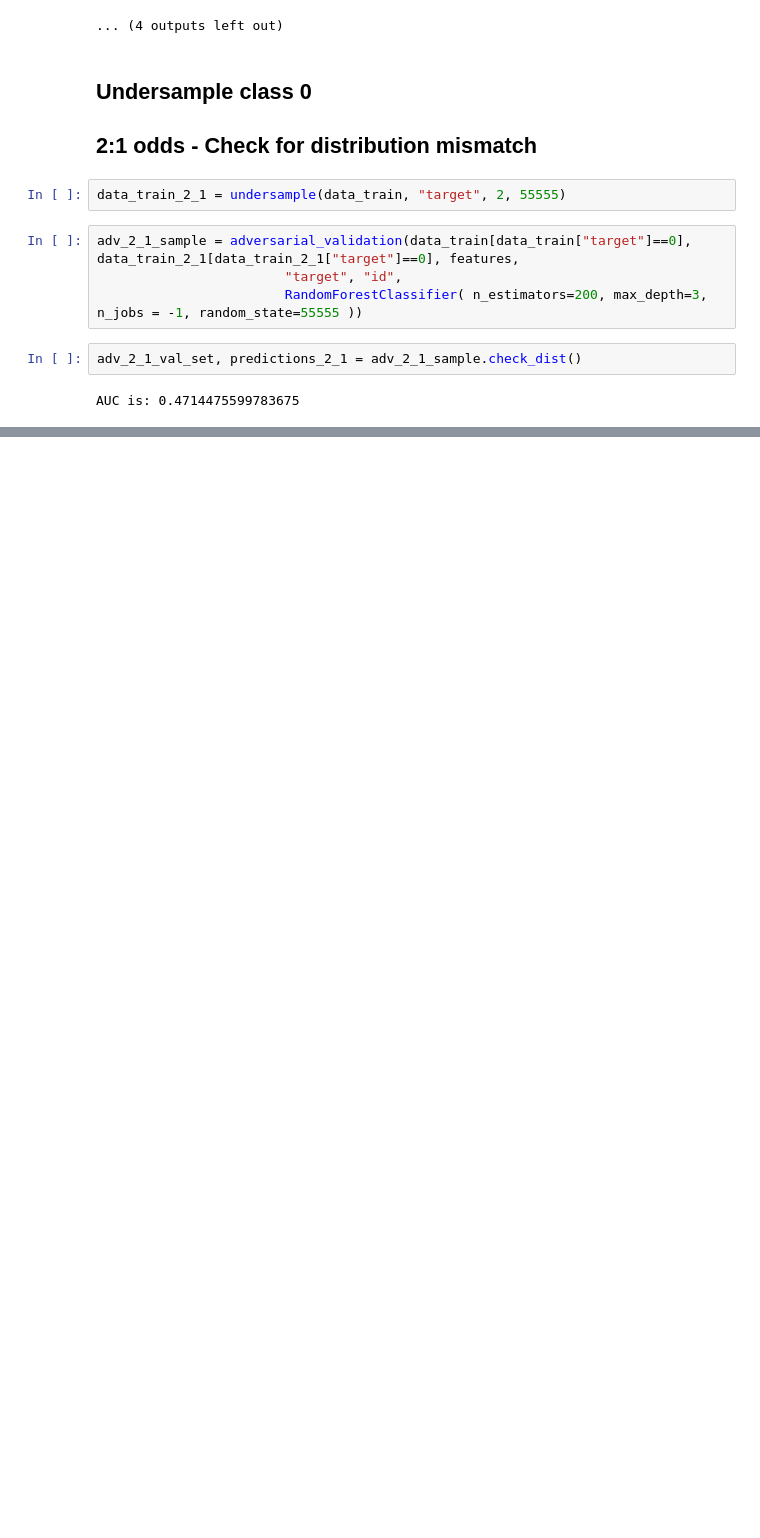
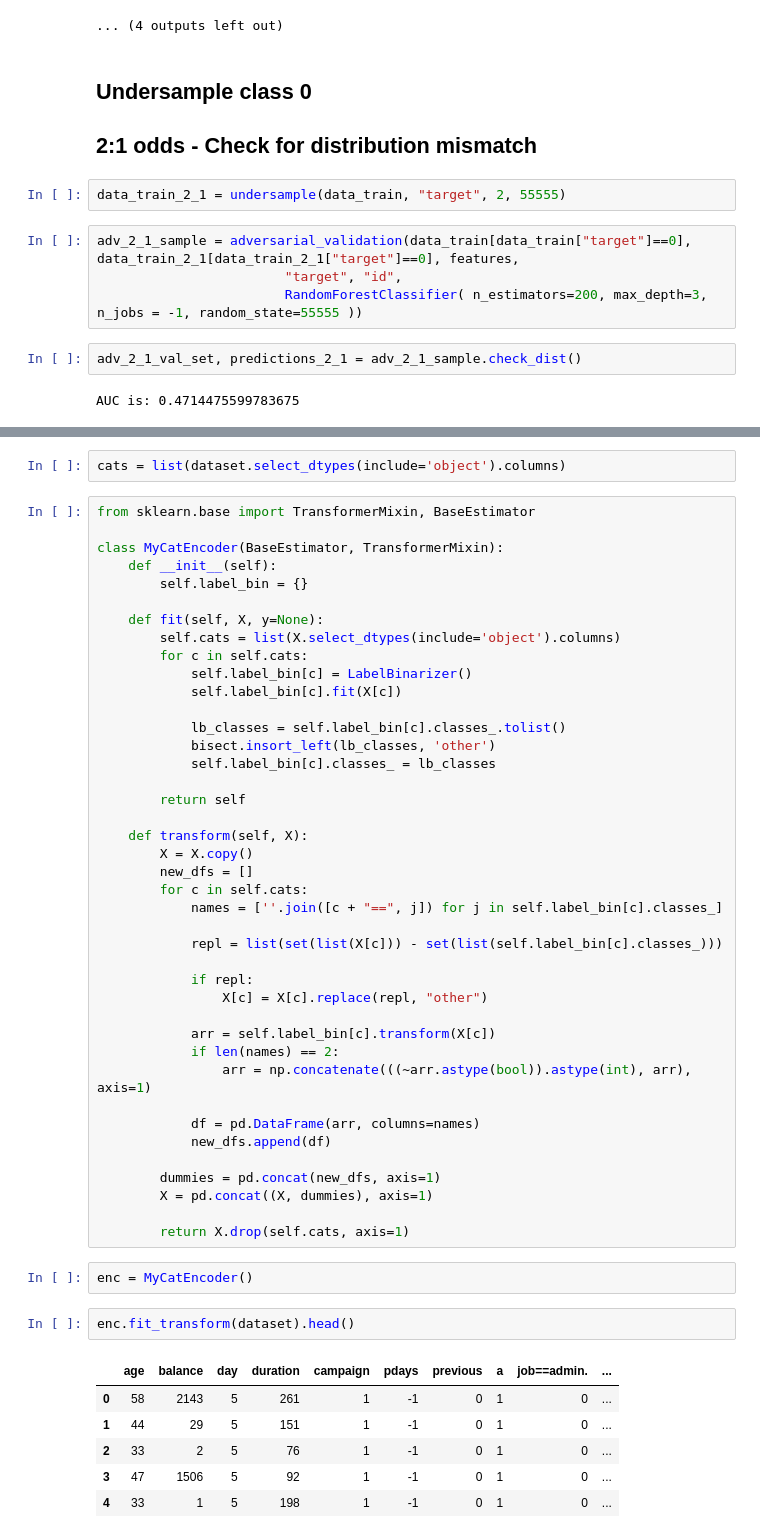
Before and after one commit to hveigz/machine-learning-misc, a Jupyter notebook: ML-Workflow/ML-Workflow.ipynb, the cells around one changed output, grey strips where cells are left out. Cells and saved outputs as stored; diff of their text form; blank space fills up the shorter version.

Commit message:
Adding custom sklearn preprocessing function to dummify variables

```diff
--- a/ML-Workflow/ML-Workflow.ipynb
+++ b/ML-Workflow/ML-Workflow.ipynb
@@ -285,0 +303,54 @@ AUC is: 0.4714475599783675
+# %%
+cats = list(dataset.select_dtypes(include='object').columns)
+# %%
+from sklearn.base import TransformerMixin, BaseEstimator
+
+class MyCatEncoder(BaseEstimator, TransformerMixin):
+    def __init__(self):
+        self.label_bin = {}
+
+    def fit(self, X, y=None):
+        self.cats = list(X.select_dtypes(include='object').columns)
+        for c in self.cats:
+            self.label_bin[c] = LabelBinarizer()
+            self.label_bin[c].fit(X[c])
+
+            lb_classes = self.label_bin[c].classes_.tolist()
+            bisect.insort_left(lb_classes, 'other')
+            self.label_bin[c].classes_ = lb_classes
+
+        return self
+
+    def transform(self, X):
+        X = X.copy()
+        new_dfs = []
+        for c in self.cats:
+            names = [''.join([c + "==", j]) for j in self.label_bin[c].classes_]
+
+            repl = list(set(list(X[c])) - set(list(self.label_bin[c].classes_)))
+
+            if repl:
+                X[c] = X[c].replace(repl, "other")
+
+            arr = self.label_bin[c].transform(X[c])
+            if len(names) == 2:
+                arr = np.concatenate(((~arr.astype(bool)).astype(int), arr), axis=1)
+
+            df = pd.DataFrame(arr, columns=names)
+            new_dfs.append(df)
+
+        dummies = pd.concat(new_dfs, axis=1)
+        X = pd.concat((X, dummies), axis=1)
+
+        return X.drop(self.cats, axis=1)
+# %%
+enc = MyCatEncoder()
+# %%
+enc.fit_transform(dataset).head()
+# %% [output]
+|  | age | balance | day | duration | campaign | pdays | previous | a | job==admin. | ... |
+| 0 | 58 | 2143 | 5 | 261 | 1 | -1 | 0 | 1 | 0 | ... |
+| 1 | 44 | 29 | 5 | 151 | 1 | -1 | 0 | 1 | 0 | ... |
+| 2 | 33 | 2 | 5 | 76 | 1 | -1 | 0 | 1 | 0 | ... |
+| 3 | 47 | 1506 | 5 | 92 | 1 | -1 | 0 | 1 | 0 | ... |
+| 4 | 33 | 1 | 5 | 198 | 1 | -1 | 0 | 1 | 0 | ... |
```
Also changed, not shown: parts of 2 cells of this notebook.
